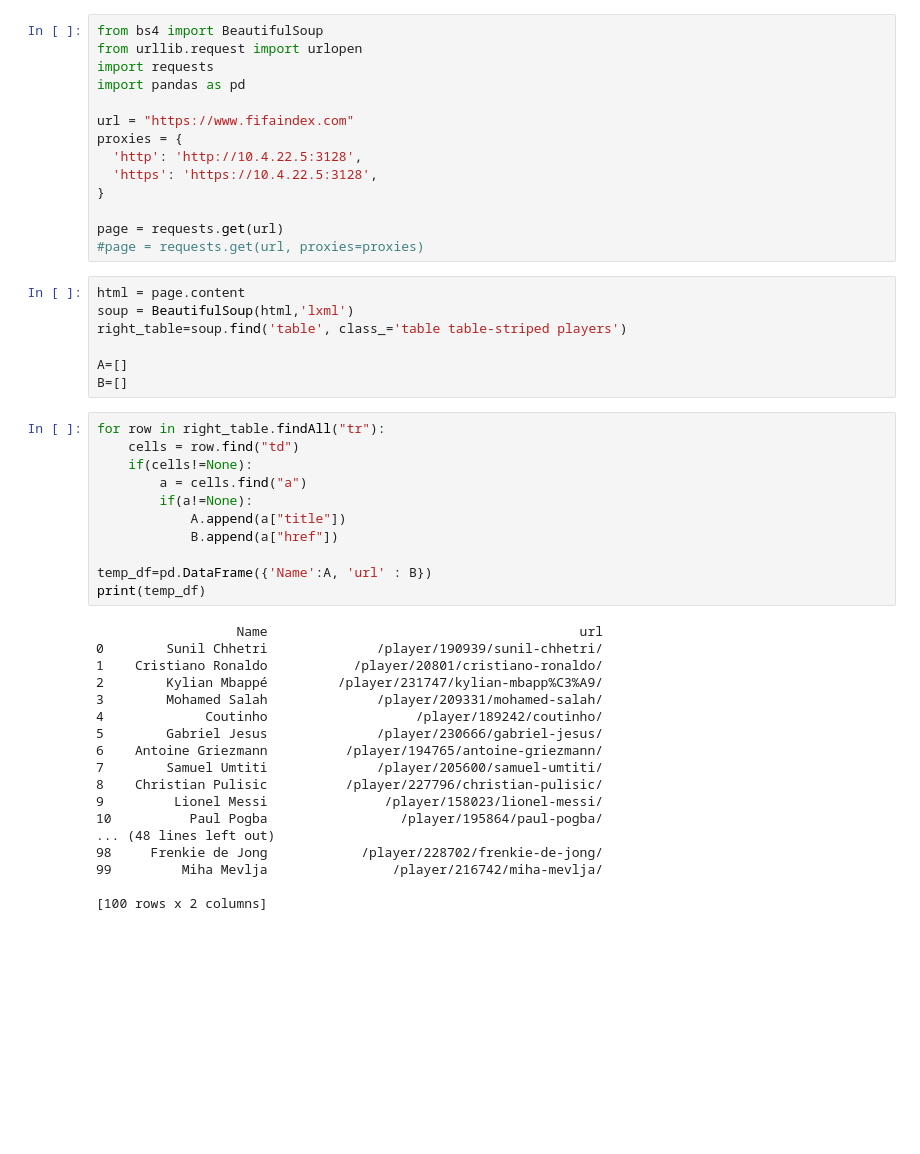
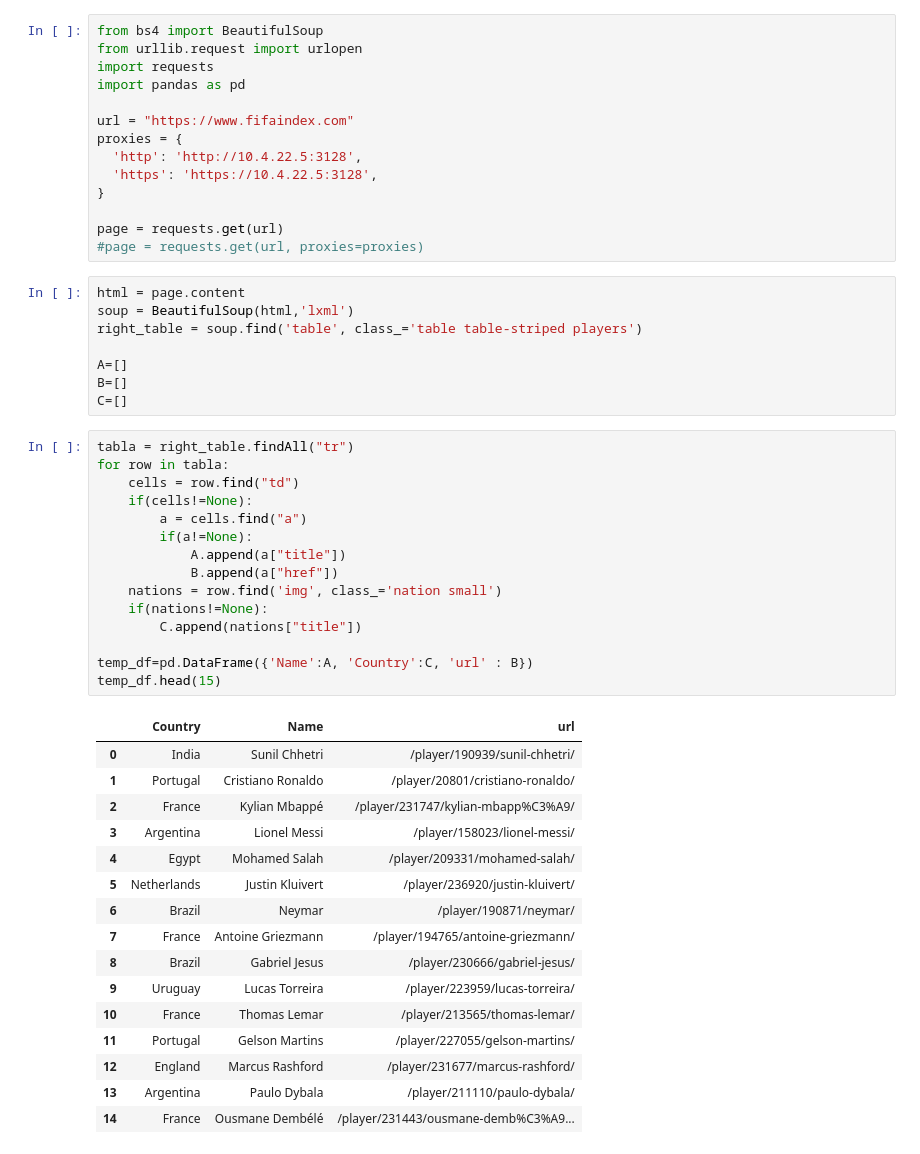
Before and after one commit to CamiloAguilar/Fifa_WorldCup_predictions, a Jupyter notebook: scraping/scraper_links_FIFA.ipynb, the cells around one changed output. Drawn from its saved outputs; the diff is of its cells as text; blank space fills up the shorter version.

```diff
--- a/scraping/scraper_links_FIFA.ipynb
+++ b/scraping/scraper_links_FIFA.ipynb
@@ -18,39 +18,43 @@ page = requests.get(url)
 # %%
 html = page.content
 soup = BeautifulSoup(html,'lxml')
-right_table=soup.find('table', class_='table table-striped players')
+right_table = soup.find('table', class_='table table-striped players')
 
 A=[]
 B=[]
+C=[]
 # %%
-for row in right_table.findAll("tr"):
+tabla = right_table.findAll("tr")
+for row in tabla:
     cells = row.find("td")
     if(cells!=None):
         a = cells.find("a")
         if(a!=None):
             A.append(a["title"])
             B.append(a["href"])
+    nations = row.find('img', class_='nation small')
+    if(nations!=None):
+        C.append(nations["title"])
 
-temp_df=pd.DataFrame({'Name':A, 'url' : B})
-print(temp_df)
+temp_df=pd.DataFrame({'Name':A, 'Country':C, 'url' : B})
+temp_df.head(15)
 # %% [output]
-                  Name                                        url
-0        Sunil Chhetri              /player/190939/sunil-chhetri/
-1    Cristiano Ronaldo           /player/20801/cristiano-ronaldo/
-2        Kylian Mbappé         /player/231747/kylian-mbapp%C3%A9/
-3        Mohamed Salah              /player/209331/mohamed-salah/
-4             Coutinho                   /player/189242/coutinho/
-5        Gabriel Jesus              /player/230666/gabriel-jesus/
-6    Antoine Griezmann          /player/194765/antoine-griezmann/
-7        Samuel Umtiti              /player/205600/samuel-umtiti/
-8    Christian Pulisic          /player/227796/christian-pulisic/
-9         Lionel Messi               /player/158023/lionel-messi/
-10          Paul Pogba                 /player/195864/paul-pogba/
-... (48 lines left out)
-98     Frenkie de Jong            /player/228702/frenkie-de-jong/
-99         Miha Mevlja                /player/216742/miha-mevlja/
-
-[100 rows x 2 columns]
+|  | Country | Name | url |
+| 0 | India | Sunil Chhetri | /player/190939/sunil-chhetri/ |
+| 1 | Portugal | Cristiano Ronaldo | /player/20801/cristiano-ronaldo/ |
+| 2 | France | Kylian Mbappé | /player/231747/kylian-mbapp%C3%A9/ |
+| 3 | Argentina | Lionel Messi | /player/158023/lionel-messi/ |
+| 4 | Egypt | Mohamed Salah | /player/209331/mohamed-salah/ |
+| 5 | Netherlands | Justin Kluivert | /player/236920/justin-kluivert/ |
+| 6 | Brazil | Neymar | /player/190871/neymar/ |
+| 7 | France | Antoine Griezmann | /player/194765/antoine-griezmann/ |
+| 8 | Brazil | Gabriel Jesus | /player/230666/gabriel-jesus/ |
+| 9 | Uruguay | Lucas Torreira | /player/223959/lucas-torreira/ |
+| 10 | France | Thomas Lemar | /player/213565/thomas-lemar/ |
+| 11 | Portugal | Gelson Martins | /player/227055/gelson-martins/ |
+| 12 | England | Marcus Rashford | /player/231677/marcus-rashford/ |
+| 13 | Argentina | Paulo Dybala | /player/211110/paulo-dybala/ |
+| 14 | France | Ousmane Dembélé | /player/231443/ousmane-demb%C3%A9... |
 # %%
 max_page = 603
 for i in range(1,max_page):
```
Also changed, not shown: parts of 1 cell of this notebook, 5 other files.
